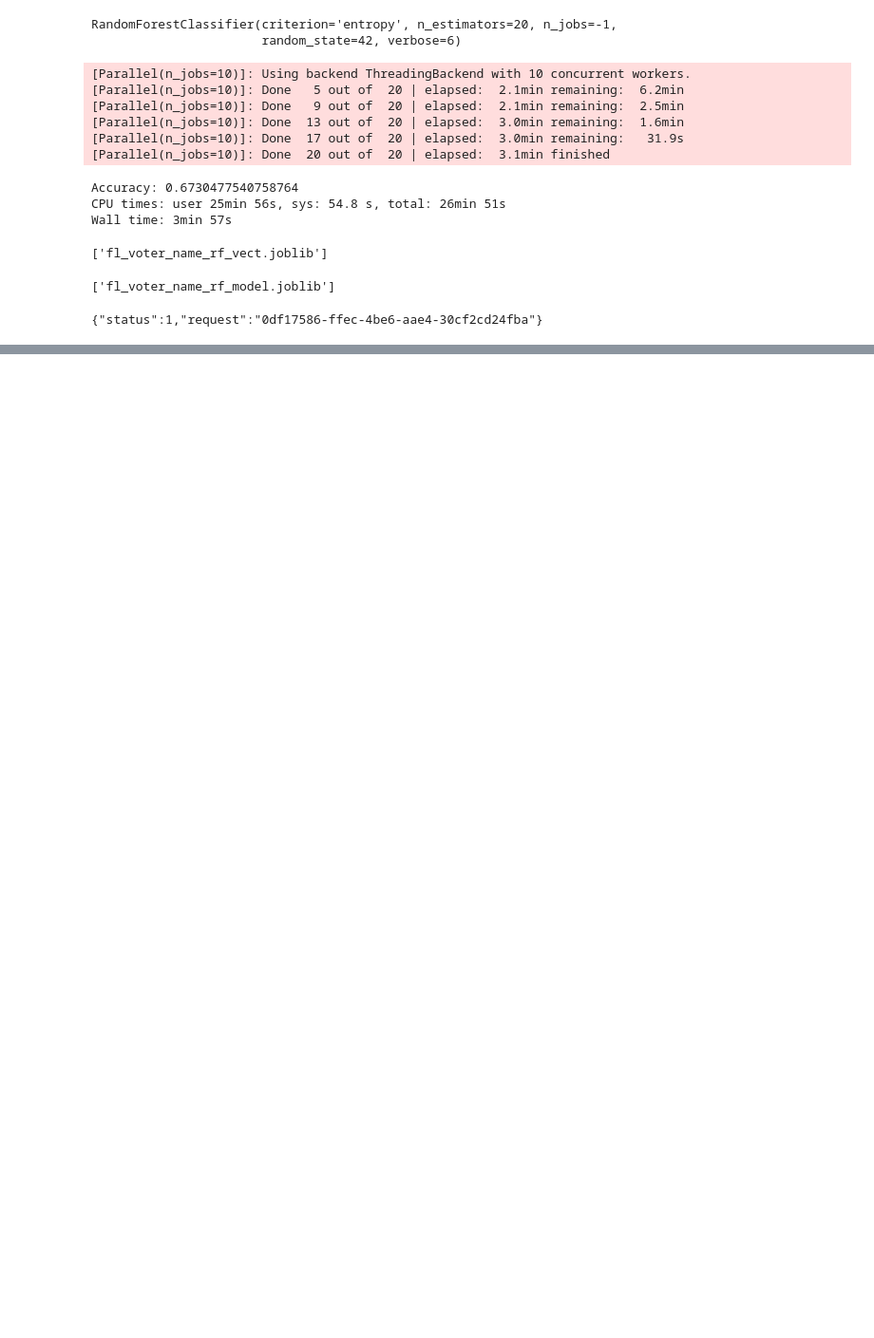
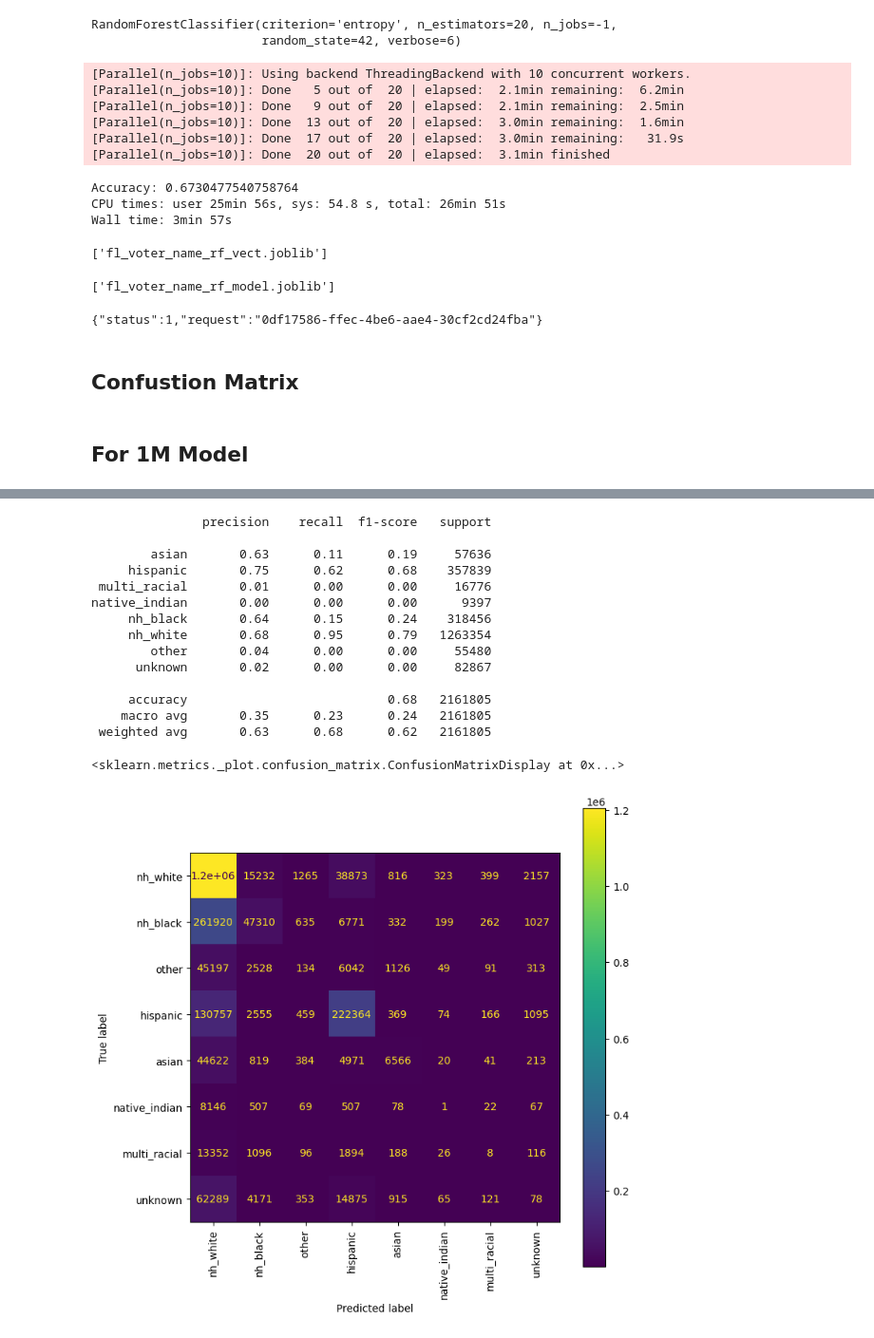
Before and after one commit to appeler/ethnicolr_v2, a Jupyter notebook: notebooks/RF_sklearn_uni_bi_gram_chars.ipynb, the cells around one changed output, grey strips where cells are left out. Shown at 95% size. Saved outputs shown, nothing was run; the diff lists cells and outputs as text; code cells hidden in the pictures; blank space fills up the shorter version.

```diff
--- a/notebooks/RF_sklearn_uni_bi_gram_chars.ipynb
+++ b/notebooks/RF_sklearn_uni_bi_gram_chars.ipynb
@@ -429,3 +431,24 @@ joblib.dump(clf, "fl_voter_name_rf_model.joblib", compress=3)  # compression is
 !~/pushover "ethnicolor job is done" 1 whistle
 # %% [output]
 {"status":1,"request":"0df17586-ffec-4be6-aae4-30cf2cd24fba"}
+# %% [markdown]
+## Confustion Matrix
+# %% [markdown]
+## For 1M Model
+# %%
+from sklearn.metrics import confusion_matrix, classification_report, ConfusionMatrixDisplay
+import matplotlib.pyplot as plt
+%matplotlib inline
+
+model_1m = joblib.load('fl_voter_name_rf_model_1M.joblib')
+preds = model_1m.predict(X_test)
+predicted = [id_to_race[p] for p in preds]
+actual = [id_to_race[p] for p in y_test.values]
+
+print(classification_report(actual, predicted))
+
+cm = confusion_matrix(actual, predicted, labels=list(race_to_id.keys()))
+cmp = ConfusionMatrixDisplay(cm, display_labels=list(race_to_id.keys()))
+fig, ax = plt.subplots(figsize=(8,8))
+cmp.plot(ax=ax, xticks_rotation='vertical')
+# %% [output]
@@ -431,0 +459,16 @@ joblib.dump(clf, "fl_voter_name_rf_model.joblib", compress=3)  # compression is
+               precision    recall  f1-score   support
+
+        asian       0.63      0.11      0.19     57636
+     hispanic       0.75      0.62      0.68    357839
+ multi_racial       0.01      0.00      0.00     16776
+native_indian       0.00      0.00      0.00      9397
+     nh_black       0.64      0.15      0.24    318456
+     nh_white       0.68      0.95      0.79   1263354
+        other       0.04      0.00      0.00     55480
+      unknown       0.02      0.00      0.00     82867
+
+     accuracy                           0.68   2161805
+    macro avg       0.35      0.23      0.24   2161805
+ weighted avg       0.63      0.68      0.62   2161805
+<sklearn.metrics._plot.confusion_matrix.ConfusionMatrixDisplay at 0x...>
+[figure, added]
```
Also changed, not shown: parts of 5 cells of this notebook, 1 other file.
